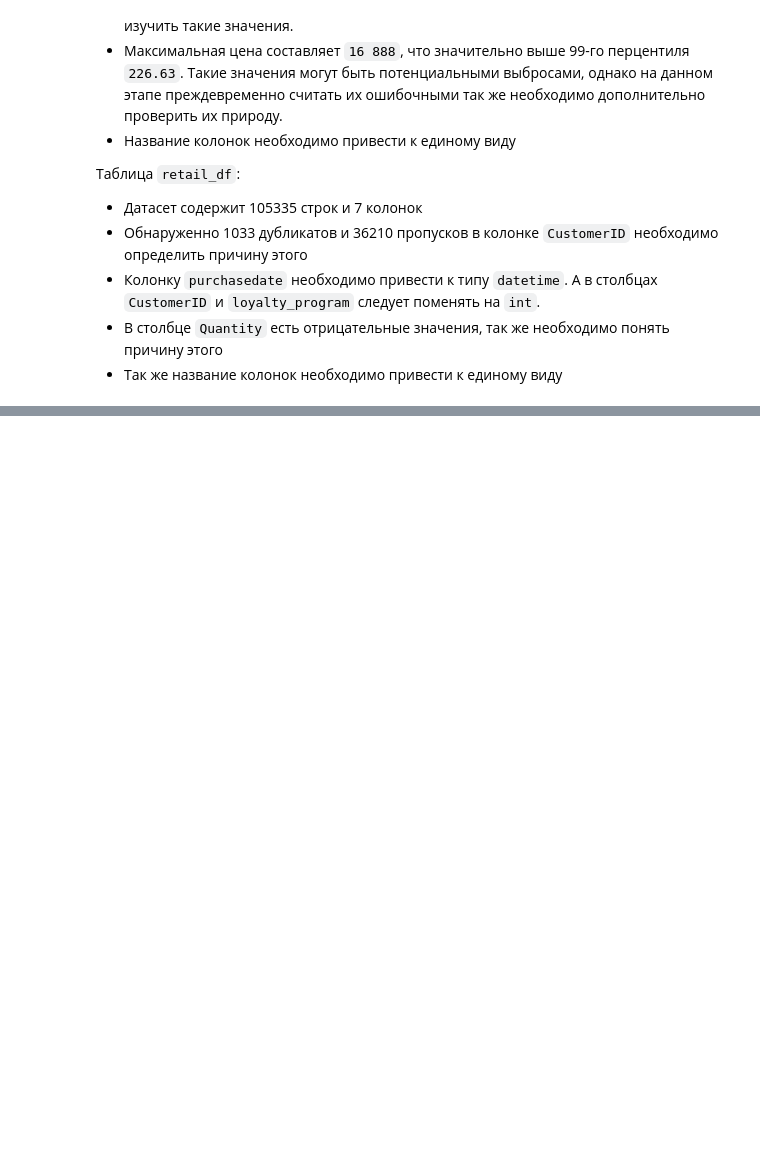
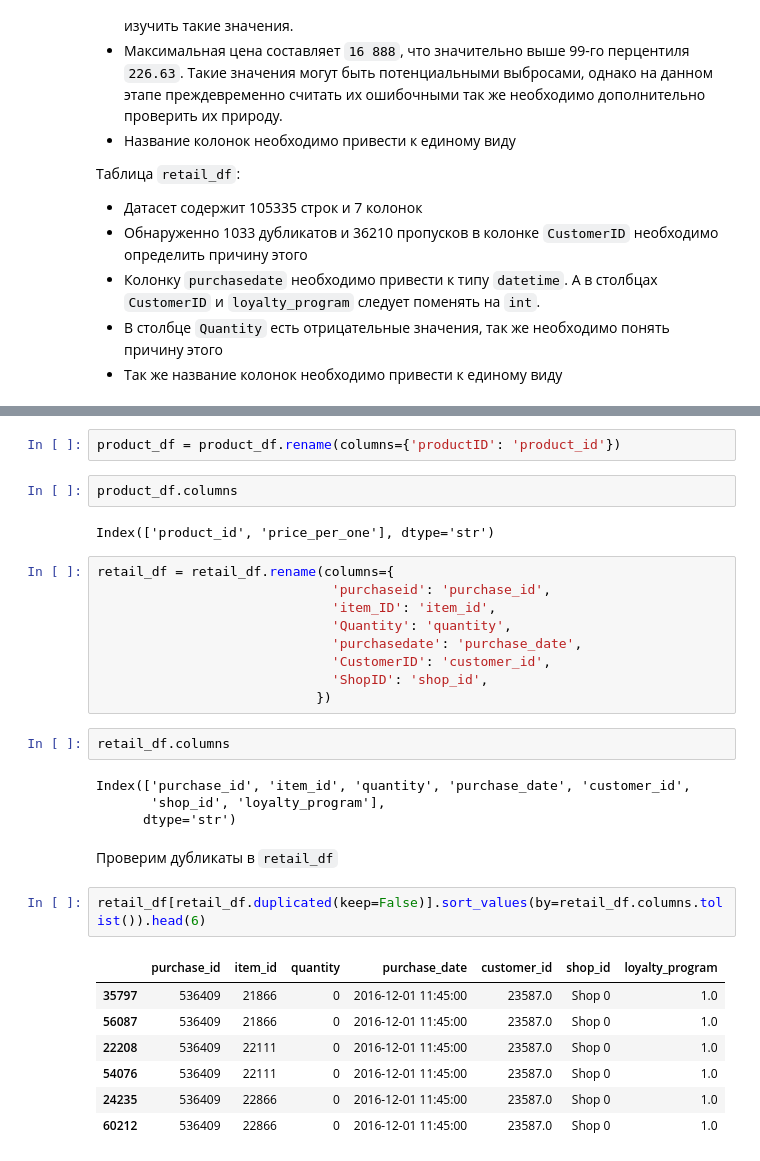
Before and after one commit to artkriukov/portfolio, a Jupyter notebook: retail-customer-analysis/retail-customer-analysis.ipynb, the cells around one changed output, grey strips where cells are left out. Drawn from its saved outputs; the diff is of its cells as text; blank space fills up the shorter version.

```diff
--- a/retail-customer-analysis/retail-customer-analysis.ipynb
+++ b/retail-customer-analysis/retail-customer-analysis.ipynb
@@ -126,0 +147,33 @@ ___ Описательная статистика ___
+# %%
+product_df = product_df.rename(columns={'productID': 'product_id'})
+# %%
+product_df.columns
+# %% [output]
+Index(['product_id', 'price_per_one'], dtype='str')
+# %%
+retail_df = retail_df.rename(columns={
+                              'purchaseid': 'purchase_id',
+                              'item_ID': 'item_id',
+                              'Quantity': 'quantity',
+                              'purchasedate': 'purchase_date',
+                              'CustomerID': 'customer_id',
+                              'ShopID': 'shop_id',
+                            })
+# %%
+retail_df.columns
+# %% [output]
+Index(['purchase_id', 'item_id', 'quantity', 'purchase_date', 'customer_id',
+       'shop_id', 'loyalty_program'],
+      dtype='str')
+# %% [markdown]
+Проверим дубликаты в `retail_df`
+# %%
+retail_df[retail_df.duplicated(keep=False)].sort_values(by=retail_df.columns.tolist()).head(6)
+# %% [output]
+|  | purchase_id | item_id | quantity | purchase_date | customer_id | shop_id | loyalty_program |
+| 35797 | 536409 | 21866 | 0 | 2016-12-01 11:45:00 | 23587.0 | Shop 0 | 1.0 |
+| 56087 | 536409 | 21866 | 0 | 2016-12-01 11:45:00 | 23587.0 | Shop 0 | 1.0 |
+| 22208 | 536409 | 22111 | 0 | 2016-12-01 11:45:00 | 23587.0 | Shop 0 | 1.0 |
+| 54076 | 536409 | 22111 | 0 | 2016-12-01 11:45:00 | 23587.0 | Shop 0 | 1.0 |
+| 24235 | 536409 | 22866 | 0 | 2016-12-01 11:45:00 | 23587.0 | Shop 0 | 1.0 |
+| 60212 | 536409 | 22866 | 0 | 2016-12-01 11:45:00 | 23587.0 | Shop 0 | 1.0 |
```
Also changed, not shown: parts of 30 cells of this notebook.
